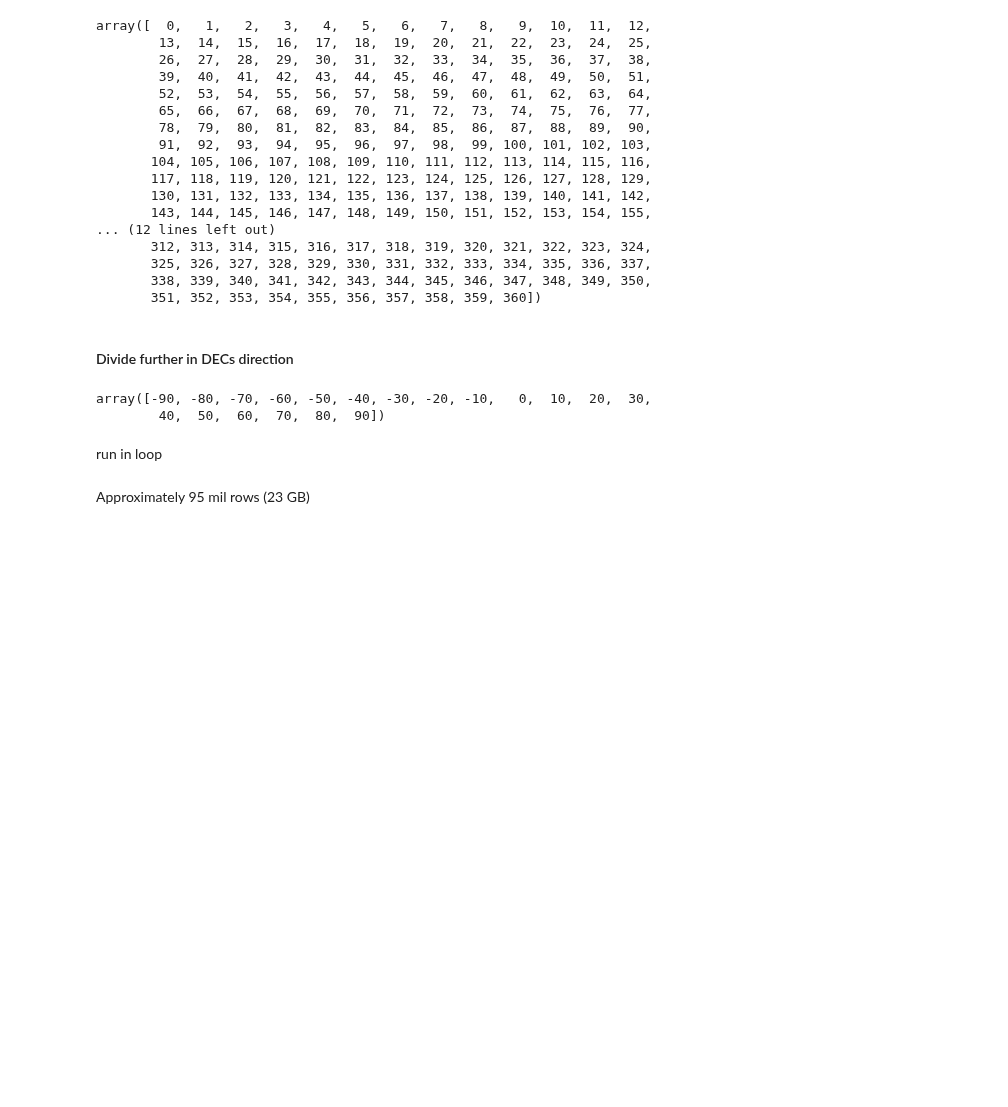
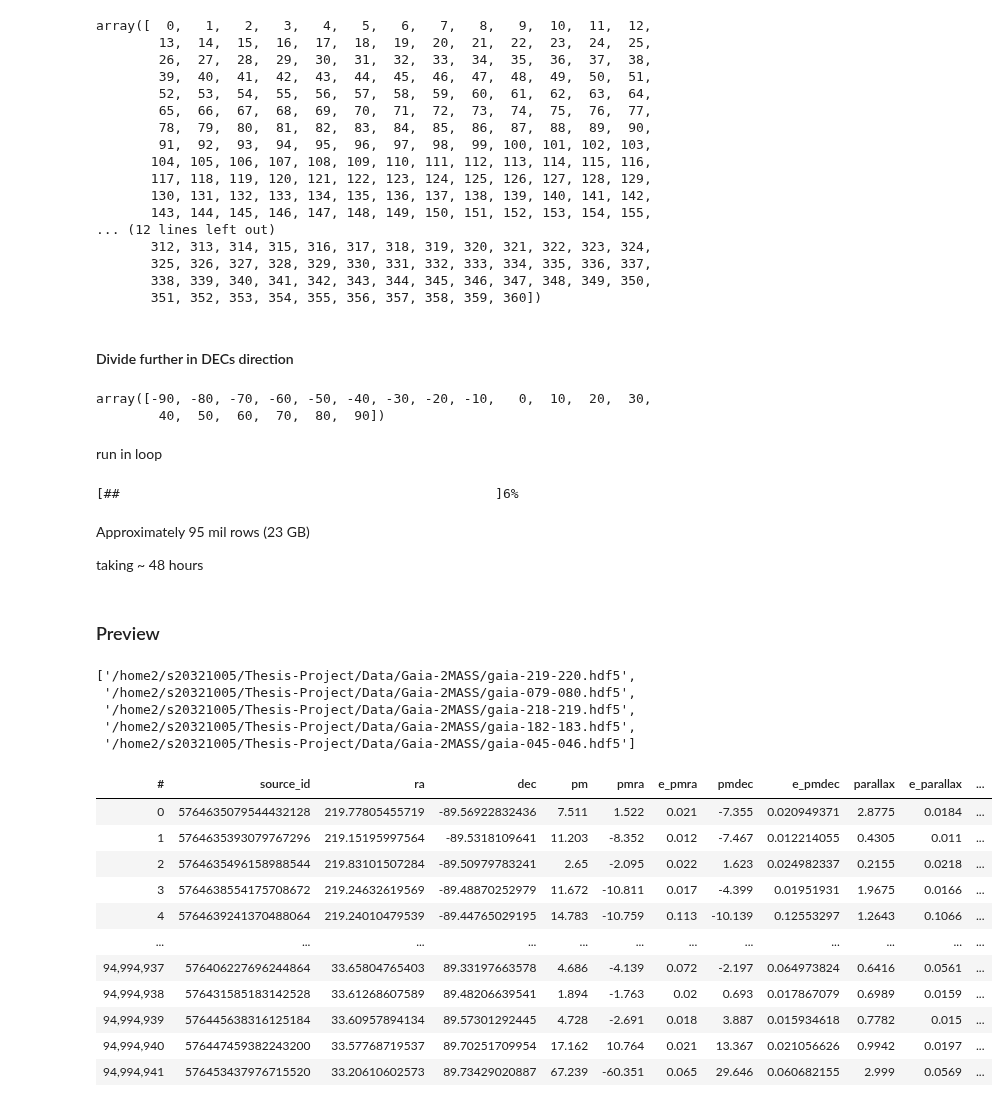
Before and after one commit to Alisyaifudin/Thesis-Project, a Jupyter notebook: 1. Collecting Data/1.1. Gaia DR3 and 2MASS.ipynb, the cells around one changed output. Drawn from its saved outputs; the diff is of its cells as text; code cells hidden in the pictures; blank space fills up the shorter version.

Commit message:
download gaia & crossmatch 2mass

```diff
--- a/1. Collecting Data/1.1. Gaia DR3 and 2MASS.ipynb
+++ b/1. Collecting Data/1.1. Gaia DR3 and 2MASS.ipynb
@@ -17,0 +20,8 @@ from astroquery.gaia import Gaia
+# %%
+root_data_dir = abspath(join(pardir, "Data"))
+data_dir = join(root_data_dir, "Gaia-2MASS")
+try:
+  mkdir(data_dir)
+  print("Creating Gaia-2MASS dir in Data dir")
+except FileExistsError:
+  print("Directory already exist. Good to go!")
@@ -56,6 +68,7 @@ def timeout(func, args=(), kwargs={}, timeout_duration=1, default=None):
     except HTTPError:
         result = default
         t1 = time()
+        # a litte hacky, need some fixes
         if(t1-t0 < 1):
             print("service unavailable, sleep for 300s")
             print(f"time = {round(t1-t0,2)}s")
@@ -66,10 +79,11 @@ def timeout(func, args=(), kwargs={}, timeout_duration=1, default=None):
             print(f"time = {round(t1-t0,2)}s")
     except KeyboardInterrupt:
         raise KeyboardInterrupt
-    except:
+    except Exception:
         result = default
         t1 = time()
         print("some error")
+        print(Exception)
         print(f"time = {round(t1-t0,2)}s")
     finally:
         signal.alarm(0)
@@ -177,7 +191,8 @@ for i, (ra0, ra1) in enumerate(zip(ras[:-1], ras[1:])):
         dec0 = decs[j]
         dec1 = decs[j+1]
         # query gaia data
-        # taking wider ra and dec constrains, because of different epoch with 2MASS
+        # taking wider ra and dec constrains than 2MASS, because of different epoch
+        # the contrains are based on https://doi.org/10.1093/mnras/stab3671
         query_gaia = f"""
         SELECT TOP {TOP} {', '.join(columns)}
         FROM gaiadr3.gaia_source AS gdr3
@@ -232,8 +247,39 @@ for i, (ra0, ra1) in enumerate(zip(ras[:-1], ras[1:])):
     time1 = time()
     df_com.rename("sdss13", "SDSS13")
     df_com.rename("rave6", "RAVE6")
-    df_com.export(f"gaia-{ra0:03d}-{ra1:03d}.hdf5", progress=True)
+    df_com.export(join(data_dir, f"gaia-{ra0:03d}-{ra1:03d}.hdf5"), progress=True)
     print(f"{len(df_com)} || {round((time1-time0)/60, 2)}m")
     print(f"{i} saved {ra0}-{ra1} || {datetime.now()}")
+# %% [output]
+[##                                                ]6%
 # %% [markdown]
 Approximately 95 mil rows (23 GB)
+
+taking ~ 48 hours
+# %% [markdown]
+### Preview
+# %%
+files = glob(join(data_dir, "*.hdf5"))
+files[:5]
+# %% [output]
+['/home2/s20321005/Thesis-Project/Data/Gaia-2MASS/gaia-219-220.hdf5',
+ '/home2/s20321005/Thesis-Project/Data/Gaia-2MASS/gaia-079-080.hdf5',
+ '/home2/s20321005/Thesis-Project/Data/Gaia-2MASS/gaia-218-219.hdf5',
+ '/home2/s20321005/Thesis-Project/Data/Gaia-2MASS/gaia-182-183.hdf5',
+ '/home2/s20321005/Thesis-Project/Data/Gaia-2MASS/gaia-045-046.hdf5']
+# %%
+gaia = vaex.open_many(files)
+gaia
+# %% [output]
+| # | source_id | ra | dec | pm | pmra | e_pmra | pmdec | e_pmdec | parallax | e_parallax | ... |
+| 0 | 5764635079544432128 | 219.77805455719 | -89.56922832436 | 7.511 | 1.522 | 0.021 | -7.355 | 0.020949371 | 2.8775 | 0.0184 | ... |
+| 1 | 5764635393079767296 | 219.15195997564 | -89.5318109641 | 11.203 | -8.352 | 0.012 | -7.467 | 0.012214055 | 0.4305 | 0.011 | ... |
+| 2 | 5764635496158988544 | 219.83101507284 | -89.50979783241 | 2.65 | -2.095 | 0.022 | 1.623 | 0.024982337 | 0.2155 | 0.0218 | ... |
+| 3 | 5764638554175708672 | 219.24632619569 | -89.48870252979 | 11.672 | -10.811 | 0.017 | -4.399 | 0.01951931 | 1.9675 | 0.0166 | ... |
+| 4 | 5764639241370488064 | 219.24010479539 | -89.44765029195 | 14.783 | -10.759 | 0.113 | -10.139 | 0.12553297 | 1.2643 | 0.1066 | ... |
+| ... | ... | ... | ... | ... | ... | ... | ... | ... | ... | ... | ... |
+| 94,994,937 | 576406227696244864 | 33.65804765403 | 89.33197663578 | 4.686 | -4.139 | 0.072 | -2.197 | 0.064973824 | 0.6416 | 0.0561 | ... |
+| 94,994,938 | 576431585183142528 | 33.61268607589 | 89.48206639541 | 1.894 | -1.763 | 0.02 | 0.693 | 0.017867079 | 0.6989 | 0.0159 | ... |
+| 94,994,939 | 576445638316125184 | 33.60957894134 | 89.57301292445 | 4.728 | -2.691 | 0.018 | 3.887 | 0.015934618 | 0.7782 | 0.015 | ... |
+| 94,994,940 | 576447459382243200 | 33.57768719537 | 89.70251709954 | 17.162 | 10.764 | 0.021 | 13.367 | 0.021056626 | 0.9942 | 0.0197 | ... |
+| 94,994,941 | 576453437976715520 | 33.20610602573 | 89.73429020887 | 67.239 | -60.351 | 0.065 | 29.646 | 0.060682155 | 2.999 | 0.0569 | ... |
```
Also changed, not shown: parts of 3 cells of this notebook, 2 other files.
